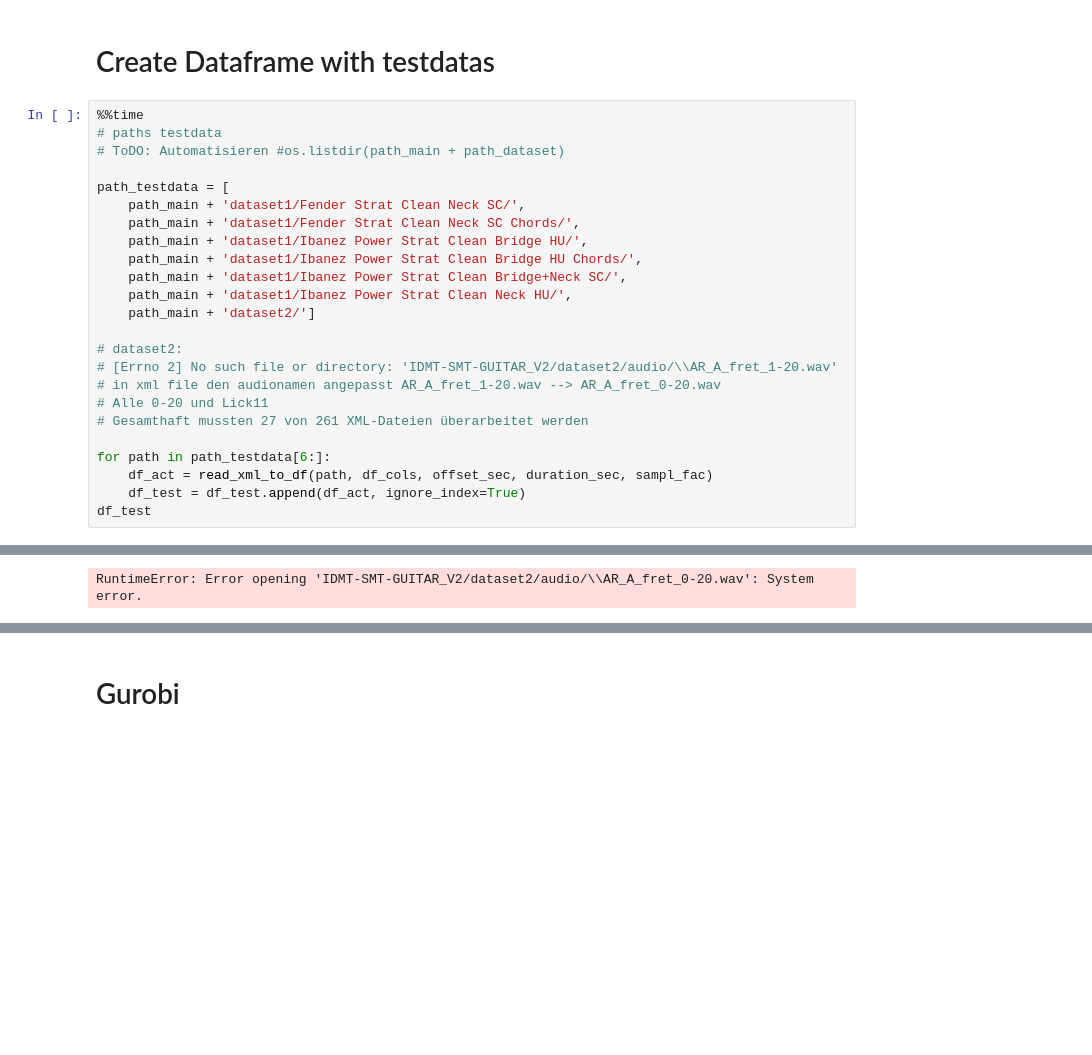
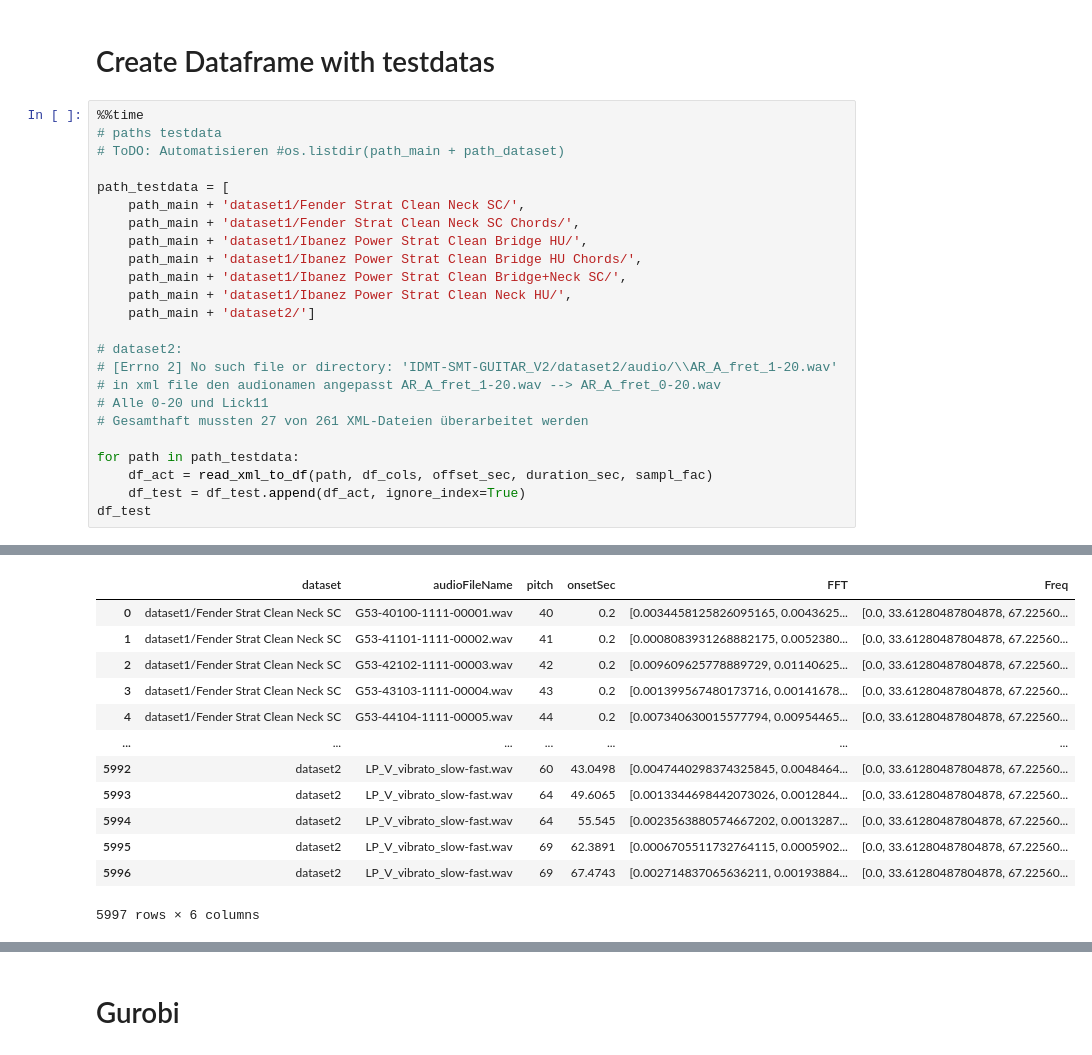
Before and after one commit to deiruch/AMt, a Jupyter notebook: AMt.ipynb, the cells around one changed output, grey strips where cells are left out. Drawn from its saved outputs; the diff is of its cells as text; blank space fills up the shorter version.

```diff
--- a/AMt.ipynb
+++ b/AMt.ipynb
@@ -261,7 +230,7 @@ path_testdata = [
 # Alle 0-20 und Lick11
 # Gesamthaft mussten 27 von 261 XML-Dateien überarbeitet werden
 
-for path in path_testdata[6:]:
+for path in path_testdata:
     df_act = read_xml_to_df(path, df_cols, offset_sec, duration_sec, sampl_fac)
     df_test = df_test.append(df_act, ignore_index=True)
 df_test
@@ -270,3 +240,15 @@ df_test
+|  | dataset | audioFileName | pitch | onsetSec | FFT | Freq |
+| 0 | dataset1/Fender Strat Clean Neck SC | G53-40100-1111-00001.wav | 40 | 0.2 | [0.0034458125826095165, 0.0043625... | [0.0, 33.61280487804878, 67.22560... |
+| 1 | dataset1/Fender Strat Clean Neck SC | G53-41101-1111-00002.wav | 41 | 0.2 | [0.0008083931268882175, 0.0052380... | [0.0, 33.61280487804878, 67.22560... |
+| 2 | dataset1/Fender Strat Clean Neck SC | G53-42102-1111-00003.wav | 42 | 0.2 | [0.009609625778889729, 0.01140625... | [0.0, 33.61280487804878, 67.22560... |
+| 3 | dataset1/Fender Strat Clean Neck SC | G53-43103-1111-00004.wav | 43 | 0.2 | [0.001399567480173716, 0.00141678... | [0.0, 33.61280487804878, 67.22560... |
+| 4 | dataset1/Fender Strat Clean Neck SC | G53-44104-1111-00005.wav | 44 | 0.2 | [0.007340630015577794, 0.00954465... | [0.0, 33.61280487804878, 67.22560... |
+| ... | ... | ... | ... | ... | ... | ... |
+| 5992 | dataset2 | LP_V_vibrato_slow-fast.wav | 60 | 43.0498 | [0.0047440298374325845, 0.0048464... | [0.0, 33.61280487804878, 67.22560... |
+| 5993 | dataset2 | LP_V_vibrato_slow-fast.wav | 64 | 49.6065 | [0.0013344698442073026, 0.0012844... | [0.0, 33.61280487804878, 67.22560... |
+| 5994 | dataset2 | LP_V_vibrato_slow-fast.wav | 64 | 55.545 | [0.0023563880574667202, 0.0013287... | [0.0, 33.61280487804878, 67.22560... |
+| 5995 | dataset2 | LP_V_vibrato_slow-fast.wav | 69 | 62.3891 | [0.0006705511732764115, 0.0005902... | [0.0, 33.61280487804878, 67.22560... |
+| 5996 | dataset2 | LP_V_vibrato_slow-fast.wav | 69 | 67.4743 | [0.002714837065636211, 0.00193884... | [0.0, 33.61280487804878, 67.22560... |
-RuntimeError: Error opening 'IDMT-SMT-GUITAR_V2/dataset2/audio/\\AR_A_fret_0-20.wav': System error.
+5997 rows × 6 columns
 # %%
 plot_freq_domain(df_ref.Freq[5], df_ref.FFT[5], df_ref.pitch[5])
```
Also changed, not shown: parts of 24 cells of this notebook.
